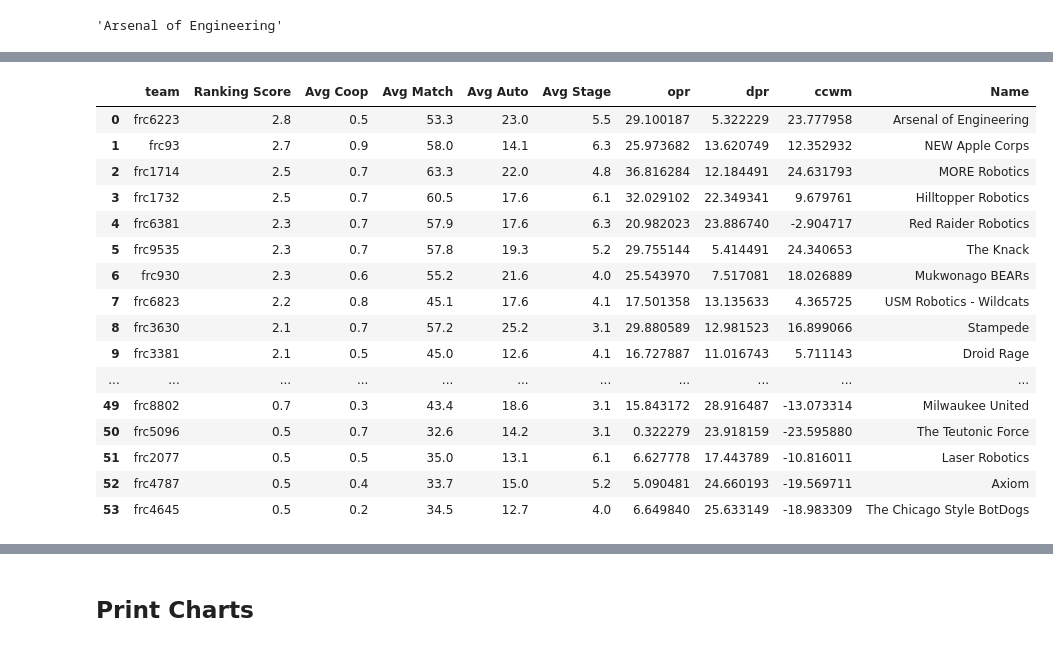
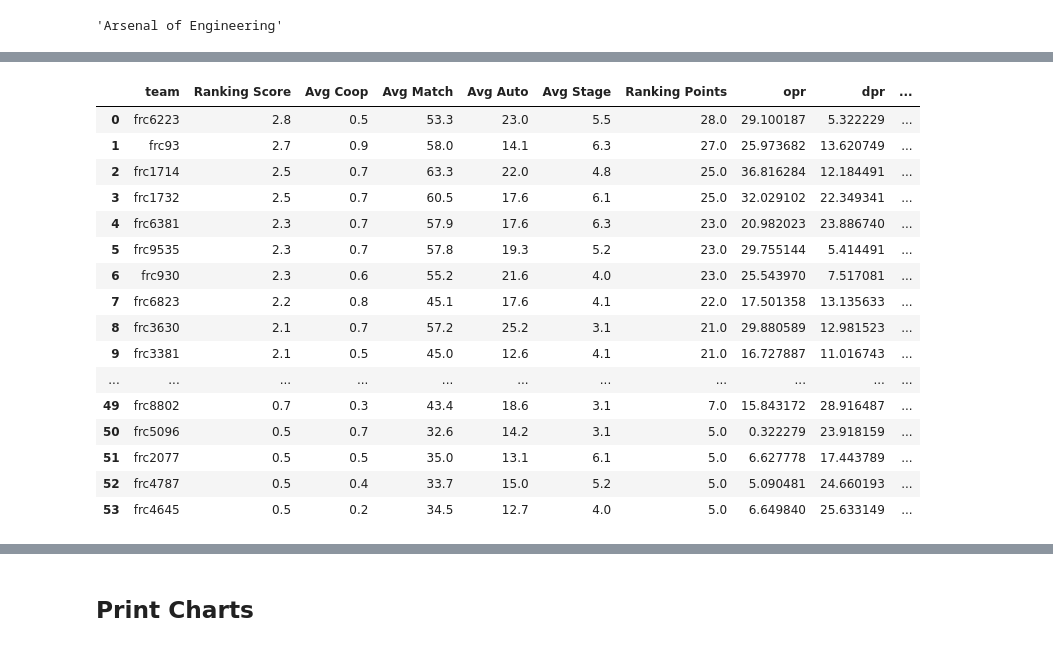
Before and after one commit to Arsenal-of-Engineering/tba-api-example, a Jupyter notebook: MatchMetrics.ipynb, the cells around one changed output, grey strips where cells are left out. Drawn from its saved outputs; the diff is of its cells as text; code cells hidden in the pictures.

```diff
--- a/MatchMetrics.ipynb
+++ b/MatchMetrics.ipynb
@@ -45,51 +60,54 @@ response = util.call_tba_api(url).json()
 
 df_opr = pd.DataFrame.from_dict(response['oprs'], orient='index', columns=['opr'])
 df_dpr = pd.DataFrame.from_dict(response['dprs'], orient='index', columns=['dpr'])
 df_ccwm = pd.DataFrame.from_dict(response['ccwms'], orient='index', columns=['ccwm'])
 
 # Get other rankings
 url = f'https://www.thebluealliance.com/api/v3/event/{EVENT_KEY}/rankings'
 response = util.call_tba_api(url).json()
+
+# Find out what values they have and create a base dataframe
 headers = ['team']
 for x in response['sort_order_info']:
     headers.append(x['name'])
-
+headers.append('Ranking Points')
 df = pd.DataFrame(columns=headers)
 
+# Loop through the teams and add a record with the team's ranking
 for r in response['rankings']:
     record = [r['team_key']]
-    for x in range(len(headers) - 1):
+    for x in range(len(headers) - 2):
         record.append(r['sort_orders'][x])
-
+    record.append(r['sort_orders'][0] * r['matches_played'])
     df.loc[len(df.index)] = record
 
+# Merge the original metrics into our most recent dataframe
 df = df.merge(df_opr, left_on='team', right_index=True)
 df = df.merge(df_dpr, left_on='team', right_index=True)
 df = df.merge(df_ccwm, left_on='team', right_index=True)
 
 # Get team names
 df['Name'] = df['team'].apply(get_team_name)
 
-
 # Clean up variables we don't need
 del df_ccwm, df_dpr, df_opr, url, response, r, record, x, headers
 
 df
 # %% [output]
-|  | team | Ranking Score | Avg Coop | Avg Match | Avg Auto | Avg Stage | opr | dpr | ccwm | Name |
-| 0 | frc6223 | 2.8 | 0.5 | 53.3 | 23.0 | 5.5 | 29.100187 | 5.322229 | 23.777958 | Arsenal of Engineering |
-| 1 | frc93 | 2.7 | 0.9 | 58.0 | 14.1 | 6.3 | 25.973682 | 13.620749 | 12.352932 | NEW Apple Corps |
-| 2 | frc1714 | 2.5 | 0.7 | 63.3 | 22.0 | 4.8 | 36.816284 | 12.184491 | 24.631793 | MORE Robotics |
-| 3 | frc1732 | 2.5 | 0.7 | 60.5 | 17.6 | 6.1 | 32.029102 | 22.349341 | 9.679761 | Hilltopper Robotics |
-| 4 | frc6381 | 2.3 | 0.7 | 57.9 | 17.6 | 6.3 | 20.982023 | 23.886740 | -2.904717 | Red Raider Robotics |
-| 5 | frc9535 | 2.3 | 0.7 | 57.8 | 19.3 | 5.2 | 29.755144 | 5.414491 | 24.340653 | The Knack |
-| 6 | frc930 | 2.3 | 0.6 | 55.2 | 21.6 | 4.0 | 25.543970 | 7.517081 | 18.026889 | Mukwonago BEARs |
-| 7 | frc6823 | 2.2 | 0.8 | 45.1 | 17.6 | 4.1 | 17.501358 | 13.135633 | 4.365725 | USM Robotics - Wildcats |
-| 8 | frc3630 | 2.1 | 0.7 | 57.2 | 25.2 | 3.1 | 29.880589 | 12.981523 | 16.899066 | Stampede |
-| 9 | frc3381 | 2.1 | 0.5 | 45.0 | 12.6 | 4.1 | 16.727887 | 11.016743 | 5.711143 | Droid Rage |
+|  | team | Ranking Score | Avg Coop | Avg Match | Avg Auto | Avg Stage | Ranking Points | opr | dpr | ... |
+| 0 | frc6223 | 2.8 | 0.5 | 53.3 | 23.0 | 5.5 | 28.0 | 29.100187 | 5.322229 | ... |
+| 1 | frc93 | 2.7 | 0.9 | 58.0 | 14.1 | 6.3 | 27.0 | 25.973682 | 13.620749 | ... |
+| 2 | frc1714 | 2.5 | 0.7 | 63.3 | 22.0 | 4.8 | 25.0 | 36.816284 | 12.184491 | ... |
+| 3 | frc1732 | 2.5 | 0.7 | 60.5 | 17.6 | 6.1 | 25.0 | 32.029102 | 22.349341 | ... |
+| 4 | frc6381 | 2.3 | 0.7 | 57.9 | 17.6 | 6.3 | 23.0 | 20.982023 | 23.886740 | ... |
+| 5 | frc9535 | 2.3 | 0.7 | 57.8 | 19.3 | 5.2 | 23.0 | 29.755144 | 5.414491 | ... |
+| 6 | frc930 | 2.3 | 0.6 | 55.2 | 21.6 | 4.0 | 23.0 | 25.543970 | 7.517081 | ... |
+| 7 | frc6823 | 2.2 | 0.8 | 45.1 | 17.6 | 4.1 | 22.0 | 17.501358 | 13.135633 | ... |
+| 8 | frc3630 | 2.1 | 0.7 | 57.2 | 25.2 | 3.1 | 21.0 | 29.880589 | 12.981523 | ... |
+| 9 | frc3381 | 2.1 | 0.5 | 45.0 | 12.6 | 4.1 | 21.0 | 16.727887 | 11.016743 | ... |
 | ... | ... | ... | ... | ... | ... | ... | ... | ... | ... | ... |
-| 49 | frc8802 | 0.7 | 0.3 | 43.4 | 18.6 | 3.1 | 15.843172 | 28.916487 | -13.073314 | Milwaukee United |
-| 50 | frc5096 | 0.5 | 0.7 | 32.6 | 14.2 | 3.1 | 0.322279 | 23.918159 | -23.595880 | The Teutonic Force |
-| 51 | frc2077 | 0.5 | 0.5 | 35.0 | 13.1 | 6.1 | 6.627778 | 17.443789 | -10.816011 | Laser Robotics |
-| 52 | frc4787 | 0.5 | 0.4 | 33.7 | 15.0 | 5.2 | 5.090481 | 24.660193 | -19.569711 | Axiom |
-| 53 | frc4645 | 0.5 | 0.2 | 34.5 | 12.7 | 4.0 | 6.649840 | 25.633149 | -18.983309 | The Chicago Style BotDogs |
+| 49 | frc8802 | 0.7 | 0.3 | 43.4 | 18.6 | 3.1 | 7.0 | 15.843172 | 28.916487 | ... |
+| 50 | frc5096 | 0.5 | 0.7 | 32.6 | 14.2 | 3.1 | 5.0 | 0.322279 | 23.918159 | ... |
+| 51 | frc2077 | 0.5 | 0.5 | 35.0 | 13.1 | 6.1 | 5.0 | 6.627778 | 17.443789 | ... |
+| 52 | frc4787 | 0.5 | 0.4 | 33.7 | 15.0 | 5.2 | 5.0 | 5.090481 | 24.660193 | ... |
+| 53 | frc4645 | 0.5 | 0.2 | 34.5 | 12.7 | 4.0 | 5.0 | 6.649840 | 25.633149 | ... |
```
Also changed, not shown: parts of 12 cells of this notebook.
